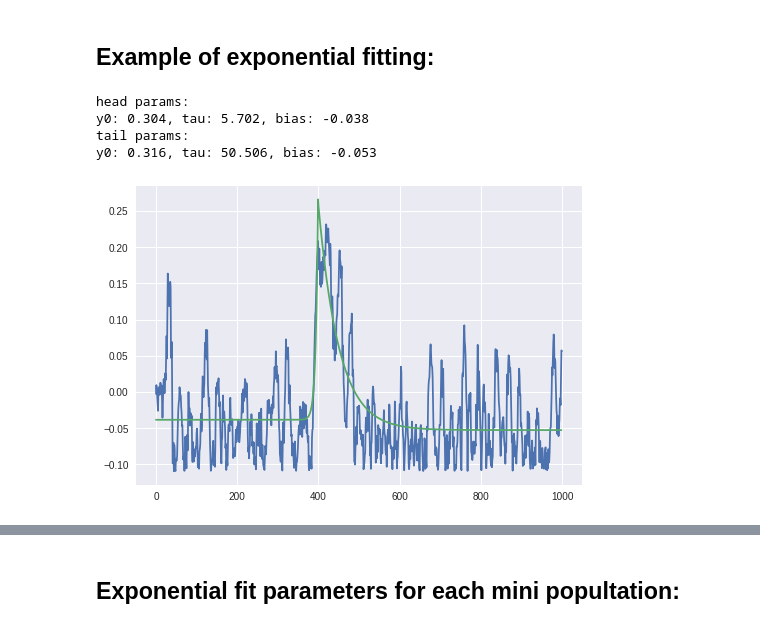
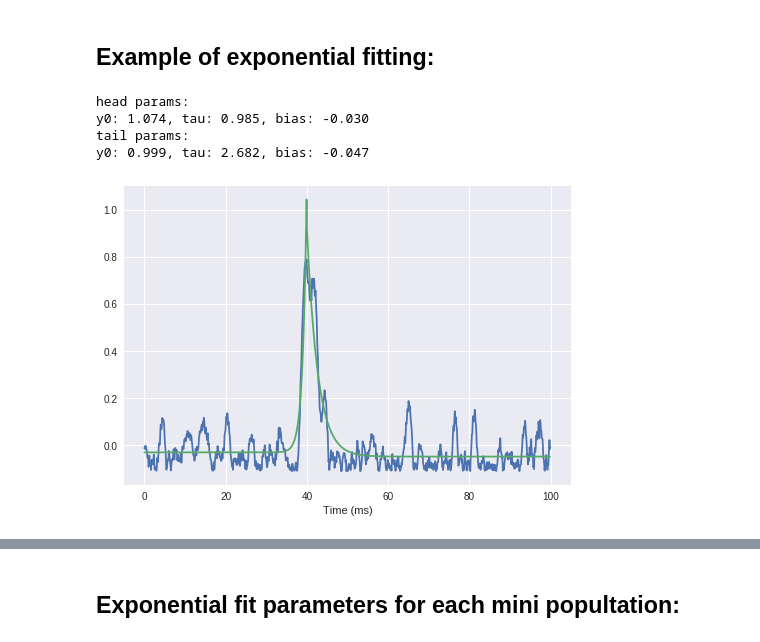
Before and after one commit to geoffder/python-analysis, a Jupyter notebook: cluster_notebook/conv1d_cluster_note.ipynb, the cells around one changed output, grey strips where cells are left out. Drawn from its saved outputs; the diff is of its cells as text; code cells hidden in the pictures.

Commit message:
Analysis/plotting additions and fixes

```diff
--- a/cluster_notebook/conv1d_cluster_note.ipynb
+++ b/cluster_notebook/conv1d_cluster_note.ipynb
@@ -37,6 +37,7 @@ Pipeline:
 datapath = "/media/geoff/Data/ss_minis/"
 
 length = 383
+dt = .1
 norm_mode = "group_mean"
 # norm_mode = "feature"
 prefixes = ["ACh", "GABA", "mixed"]
@@ -264,26 +306,28 @@ metrics = minipro.norm_dimensions(metrics)
 # %% [markdown]
 ## Example of exponential fitting:
 # %%
-sample = long_minis[23, :]
+sample = long_minis[8, :]
+xaxis = np.arange(sample.shape[0]) * dt
 
 h_y0, h_tau, h_b, t_y0, t_tau, t_b = minipro.get_exp_fits(sample, 400)
 
 head_x = np.arange(400)
 tail_x = np.arange(sample.shape[0] - 400)
 
 head_line = np.flip(minipro.expfun(head_x, h_y0, h_tau, h_b))
 tail_line = minipro.expfun(tail_x, t_y0, t_tau, t_b)
 
 fit_line = np.concatenate([head_line, tail_line[1:]]) # skip dupe point
 
-plt.plot(sample)
-plt.plot(fit_line)
+plt.plot(xaxis, sample)
+plt.plot(xaxis[:-1], fit_line)
+plt.xlabel("Time (ms)")
 
-print("head params:\ny0: %.3f, tau: %.3f, bias: %.3f" % (h_y0, h_tau, h_b))
-print("tail params:\ny0: %.3f, tau: %.3f, bias: %.3f" % (t_y0, t_tau, t_b))
+print("head params:\ny0: %.3f, tau: %.3f, bias: %.3f" % (h_y0, h_tau*dt, h_b))
+print("tail params:\ny0: %.3f, tau: %.3f, bias: %.3f" % (t_y0, t_tau*dt, t_b))
 # %% [output]
 head params:
-y0: 0.304, tau: 5.702, bias: -0.038
+y0: 1.074, tau: 0.985, bias: -0.030
 tail params:
-y0: 0.316, tau: 50.506, bias: -0.053
+y0: 0.999, tau: 2.682, bias: -0.047
-[figure, old version]
+[figure, new version]
```
Also changed, not shown: parts of 21 cells of this notebook, 2 other files.
